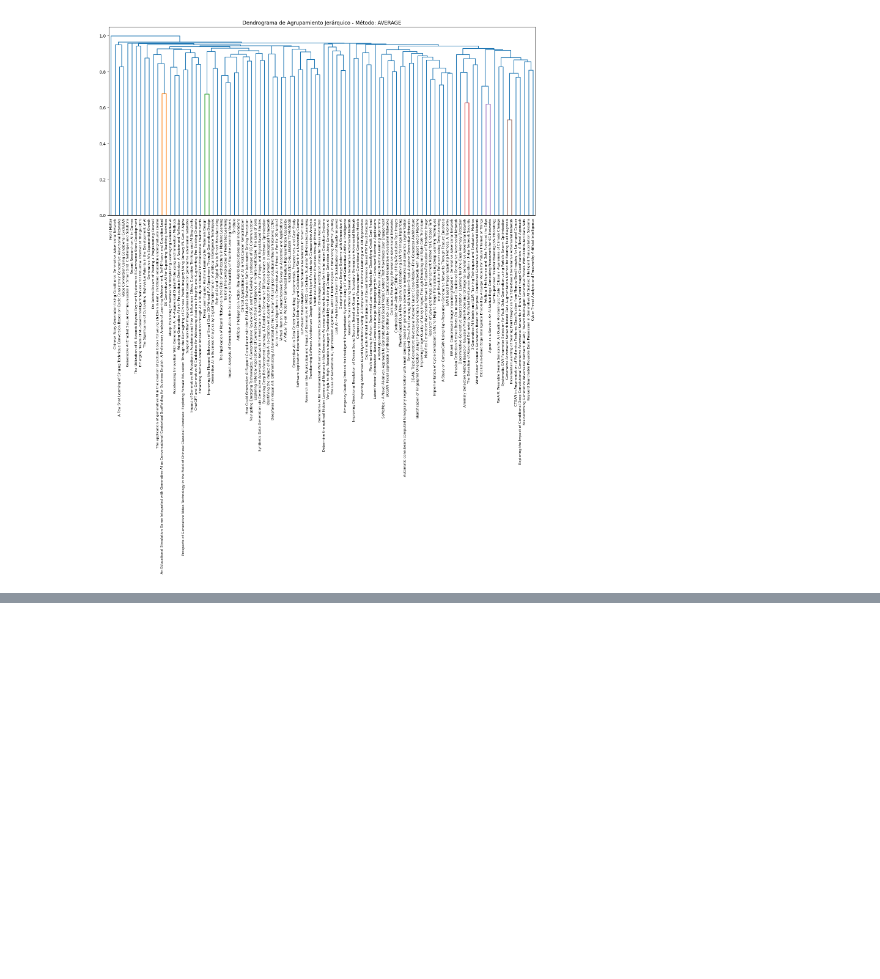
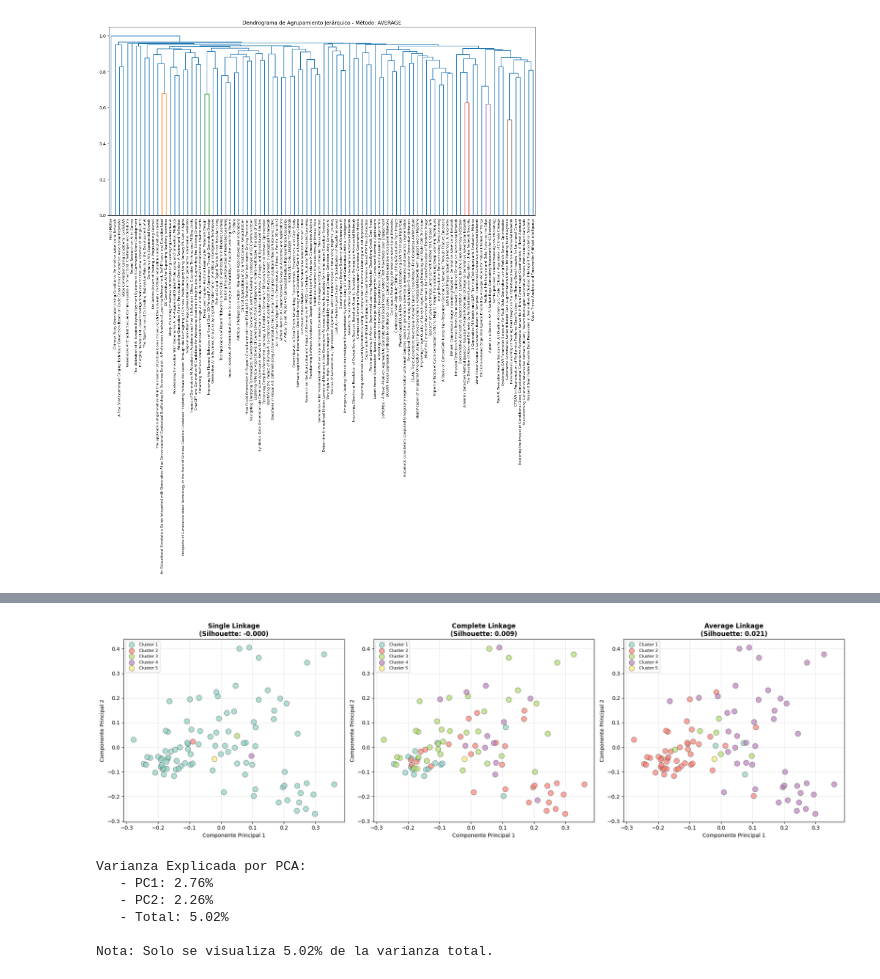
Before and after one commit to BrandonBrandon-alt/proyectoAnalisisAlgoritmos, a Jupyter notebook: proyecto/requerimiento4/Requerimiento4.ipynb, the cells around one changed output, grey strips where cells are left out. Saved outputs shown, nothing was run; the diff lists cells and outputs as text; code cells hidden in the pictures; blank space fills up the shorter version.

```diff
--- a/proyecto/requerimiento4/Requerimiento4.ipynb
+++ b/proyecto/requerimiento4/Requerimiento4.ipynb
@@ -600,0 +666,54 @@ axes[2].set_title('Enlace Promedio')
+# %%
+from sklearn.decomposition import PCA
+
+# Reducir dimensionalidad a 2D para visualización
+pca = PCA(n_components=2, random_state=42)
+coordenadas_2d = pca.fit_transform(matriz_tfidf.toarray())
+
+# Crear visualización para cada método
+fig, axes = plt.subplots(1, 3, figsize=(20, 6))
+
+colores = plt.cm.Set3(np.linspace(0, 1, n_clusters))
+
+for idx, resultado in enumerate(resultados):
+    ax = axes[idx]
+    labels = resultado['Labels']
+
+    # Graficar cada cluster con un color diferente
+    for cluster_id in range(1, n_clusters + 1):
+        mask = labels == cluster_id
+        ax.scatter(
+            coordenadas_2d[mask, 0],
+            coordenadas_2d[mask, 1],
+            c=[colores[cluster_id - 1]],
+            label=f'Cluster {cluster_id}',
+            s=100,
+            alpha=0.7,
+            edgecolors='black',
+            linewidth=0.5
+        )
+
+    ax.set_title(f'{resultado["Método"]}\n(Silhouette: {resultado["Silhouette"]:.3f})',
+                 fontsize=12, fontweight='bold')
+    ax.set_xlabel('Componente Principal 1', fontsize=10)
+    ax.set_ylabel('Componente Principal 2', fontsize=10)
+    ax.legend(loc='best', fontsize=8)
+    ax.grid(True, alpha=0.3)
+
+plt.tight_layout()
+plt.show()
+
+# Mostrar varianza explicada por PCA
+print(f"\nVarianza Explicada por PCA:")
+print(f"   - PC1: {pca.explained_variance_ratio_[0]:.2%}")
+print(f"   - PC2: {pca.explained_variance_ratio_[1]:.2%}")
+print(f"   - Total: {pca.explained_variance_ratio_.sum():.2%}")
+print(f"\nNota: Solo se visualiza {pca.explained_variance_ratio_.sum():.2%} de la varianza total.")
+# %% [output]
+[figure, added]
+Varianza Explicada por PCA:
+   - PC1: 2.76%
+   - PC2: 2.26%
+   - Total: 5.02%
+
+Nota: Solo se visualiza 5.02% de la varianza total.
```
Also changed, not shown: parts of 25 cells of this notebook, 14 other files.
